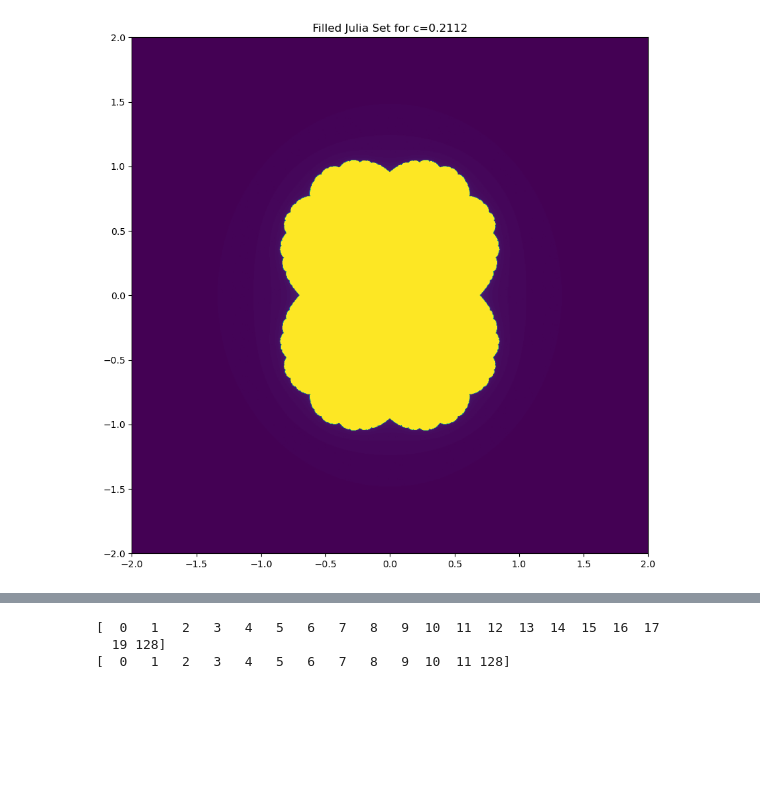
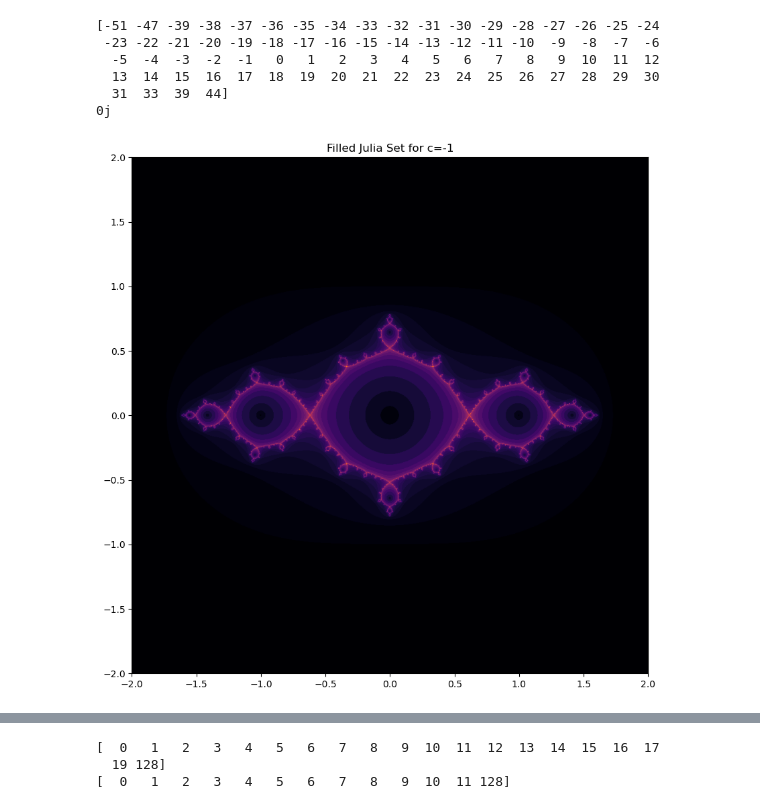
Before and after one commit to seeingquietjohn/holodyn, a Jupyter notebook: basins.ipynb, the cells around one changed output, grey strips where cells are left out. Drawn from its saved outputs; the diff is of its cells as text; code cells hidden in the pictures; blank space fills up the shorter version.

```diff
--- a/basins.ipynb
+++ b/basins.ipynb
@@ -69,9 +69,43 @@ def K_quadratic(c, resolution=1000, bounds=2.0, max_iter=64):
         iters[escaped] = i
         active[escaped] = False
 
-    iters[active] = max_iter
+    # iters[active] = max_iter
 
     return iters
+
+def K_skel_quadratic(c, resolution=1000, bounds=2.0, max_iter=64, tol=1e-2):
+    """
+        The filled Julia set K_c for f_c(z) = z^2 + c with internal level curves of convergence
+    """
+    x = np.linspace(-bounds, bounds, resolution)
+    y = np.linspace(-bounds, bounds, resolution)
+    real, imag = np.meshgrid(x,y)
+    grid = real + 1j * imag
+
+    iters = np.zeros(grid.shape, dtype=int) # number of iterations to escape
+    active = np.ones(grid.shape, dtype=bool) # remains bounded or not
+
+    p = get_attractor_quad(c)
+
+    for i in range(max_iter):
+        if not np.any(active):
+            break
+
+        grid[active] = quadratic(grid[active], c)
+
+        escaped = (np.abs(grid) > 2) & active
+        iters[escaped] = i
+        active[escaped] = False
+
+        if p != np.inf:
+            diff = np.abs(grid-p)
+            converged = (diff < tol) & active
+            iters[converged] = i
+            active[converged] = False
+
+    # iters[active] = max_iter
+
+    return iters, p
 
 def K_cubic(c, resolution=1000, bounds=2.0, max_iter=128):
     R = max(2.0, 3 * np.abs(c[0]**2) + np.abs(c[1]))
@@ -94,7 +128,7 @@ def K_cubic(c, resolution=1000, bounds=2.0, max_iter=128):
         iters[escaped] = i
         active[escaped] = False
 
-    iters[active] = max_iter
+    # iters[active] = max_iter
 
     return iters
 
@@ -128,7 +162,7 @@ def compute_basin_cubic(c, p, resolution=1000, bounds=2.0, max_iter=1000, epsilo
 def plot_K(filled_julia, c, bounds=2.0):
     plt.figure(figsize=(10,10))
     plt.title(f'Filled Julia Set for c={c}')
-    img = plt.imshow(filled_julia, extent=[-bounds, bounds, -bounds, bounds], origin='lower', cmap='viridis')
+    img = plt.imshow(filled_julia, extent=[-bounds, bounds, -bounds, bounds], origin='lower', cmap='inferno')
 
     plt.show()
 
@@ -142,12 +176,22 @@ def plot_basin_cubic(basin, attractor, bounds=2.0):
     cbar.set_label('Interations to Convergence', rotation=270, labelpad=20)
 
     plt.show()
+# %%
+print(np.unique(fj))
+print(att)
+# %% [output]
+[-51 -47 -39 -38 -37 -36 -35 -34 -33 -32 -31 -30 -29 -28 -27 -26 -25 -24
+ -23 -22 -21 -20 -19 -18 -17 -16 -15 -14 -13 -12 -11 -10  -9  -8  -7  -6
+  -5  -4  -3  -2  -1   0   1   2   3   4   5   6   7   8   9  10  11  12
+  13  14  15  16  17  18  19  20  21  22  23  24  25  26  27  28  29  30
+  31  33  39  44]
+0j
 # %%
-c = 0.2112
-fj = K_quadratic(c, max_iter = 128)
+c = -1
+fj, att = K_skel_quadratic(c, max_iter = 128)
 plot_K(fj, c)
 # %% [output]
-[figure, old version]
+[figure, new version]
 # %%
 c_cube = [-0.35, 0]
 fj_cube = K_cubic(c_cube, max_iter = 128)
```
Also changed, not shown: parts of 1 cell of this notebook.
